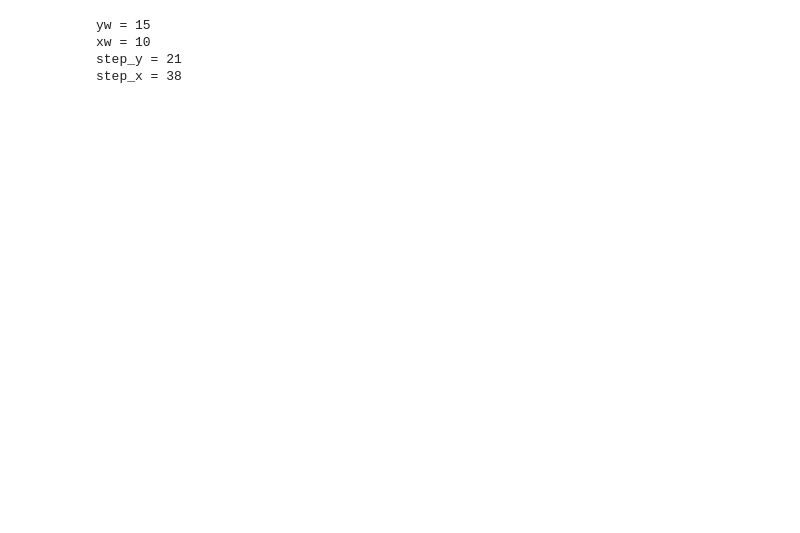
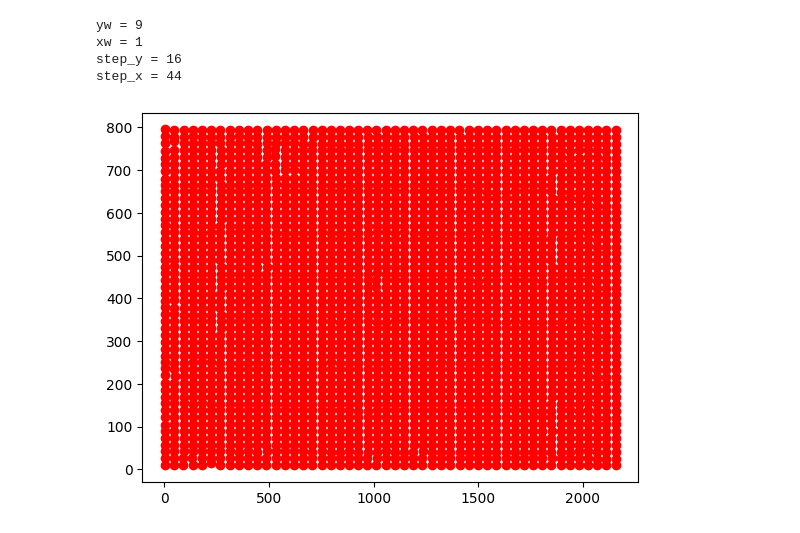
Before and after one commit to ravilkooo/ContactlessPlaneTesting, a Jupyter notebook: Ilsur/test_optical_flow.ipynb, the cells around one changed output. Cells and saved outputs as stored; diff of their text form; code cells hidden in the pictures; blank space fills up the shorter version.

```diff
--- a/Ilsur/test_optical_flow.ipynb
+++ b/Ilsur/test_optical_flow.ipynb
@@ -55,18 +58,15 @@ def construction_grid(a:int , b:int, n_x:int, n_y:int):
     points = points.reshape(points.shape[0], 1, points.shape[1])
 
     return points
+# %%
+name_video = pjoin('..', '_insc_video.mp4')
+
+cap = cv2.VideoCapture(name_video)
+
+if not cap.isOpened():
+    print("Ошибка открытия видеофайла")
+    exit()
 # %%
-import cv2
-import numpy as np
-
-name_video = '_Test1 - alecsandr27000.mp4'
-
-cap = cv2.VideoCapture(name_video)
-
-if not cap.isOpened():
-    print("Ошибка открытия видеофайла")
-    exit()
-
 ret, frame_old = cap.read()
 # ret, frame_new = cap.read()
 a, b, r = frame_old.shape
@@ -75,6 +75,7 @@ color = np.ones((100001, 3)) * 255
 
 mask = np.zeros_like(frame_old)
 # lucas_kanade(frame_old, frame_new, p0)
+
 while True:
     ret, frame_new = cap.read()
 
@@ -100,7 +101,9 @@ while True:
 cap.release()
 cv2.destroyAllWindows()
 # %% [output]
-yw = 15
-xw = 10
-step_y = 21
-step_x = 38
+yw = 9
+xw = 1
+step_y = 16
+step_x = 44
+# %%
+p1 = np.squeeze(p1)
@@ -106,0 +114,5 @@ step_x = 38
+# %%
+plt.plot(p1[:,0], p1[:,1], 'ro')
+plt.show()
+# %% [output]
+[figure, added]
```
Also changed, not shown: parts of 7 cells of this notebook.
